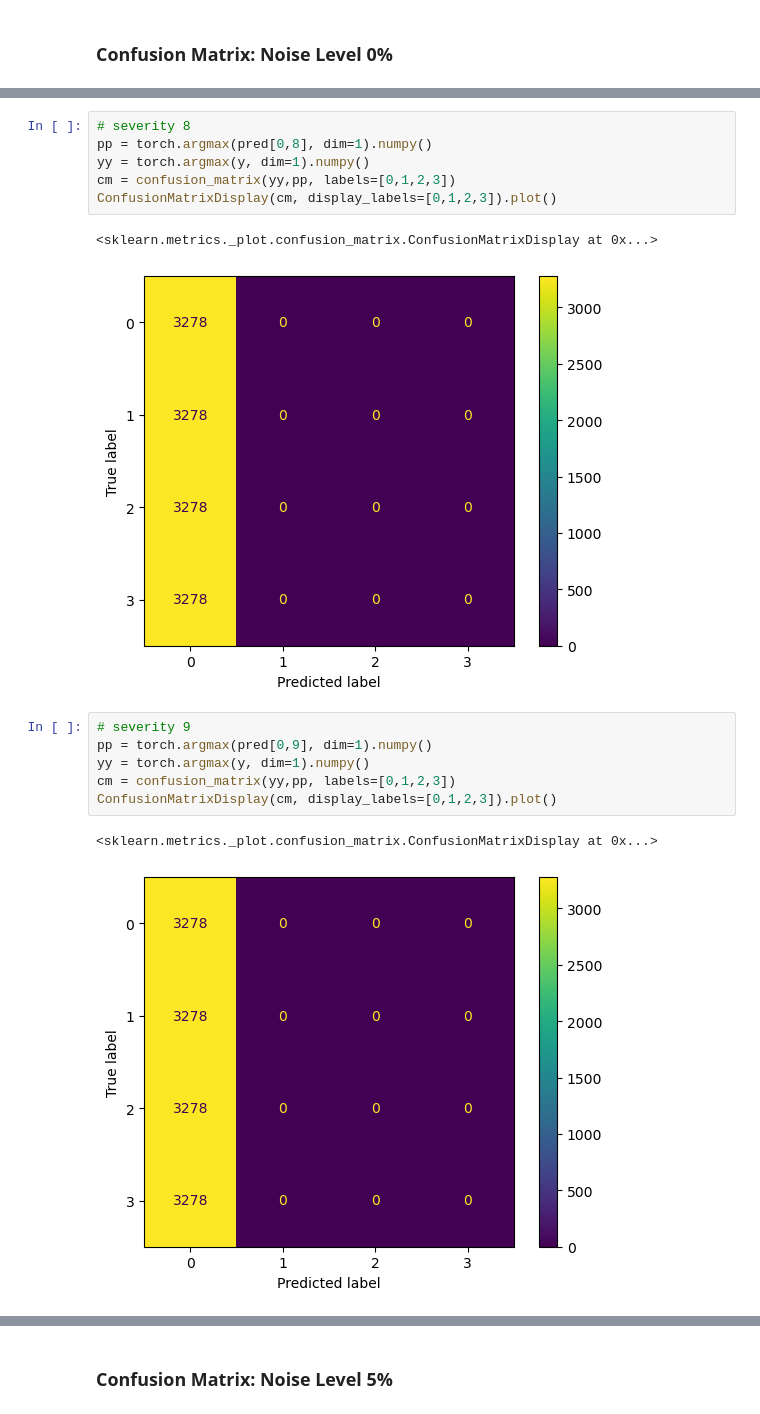
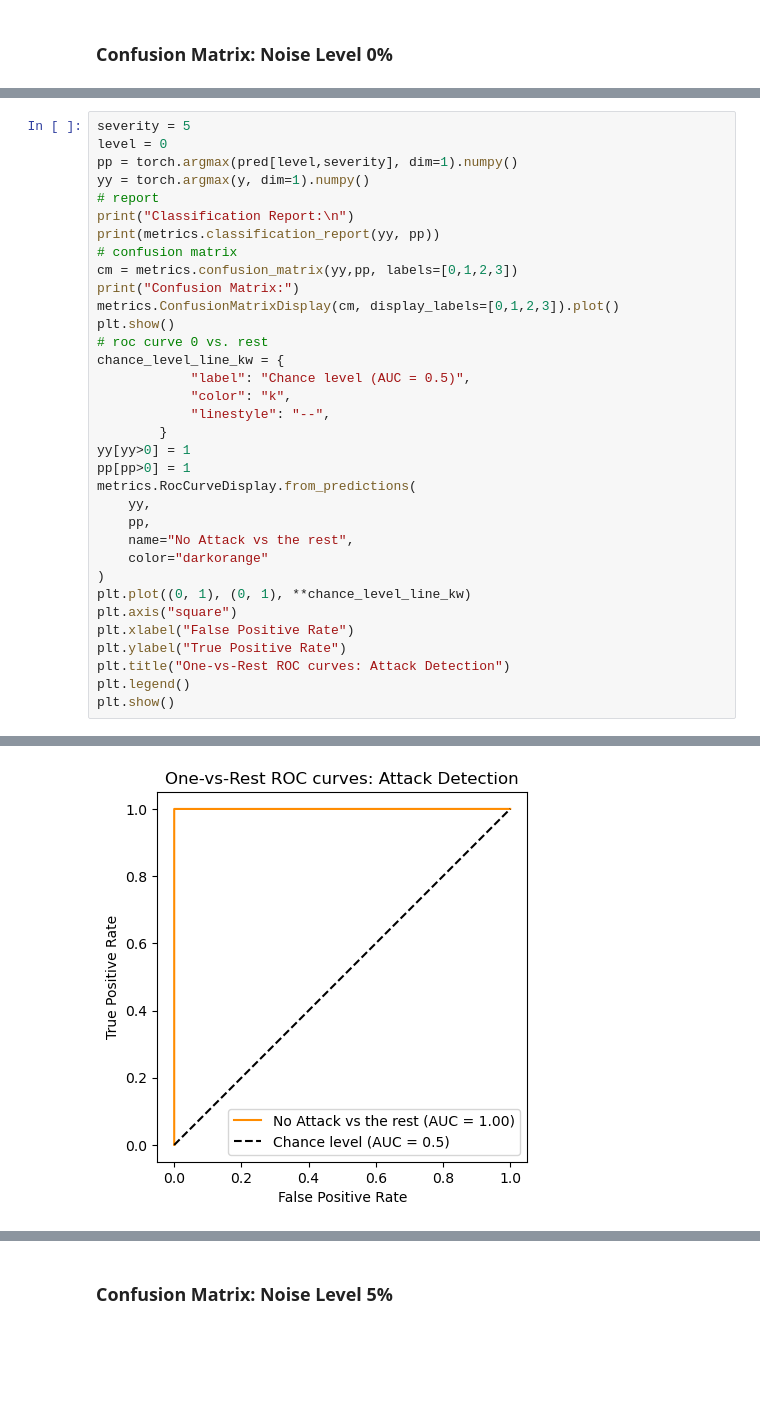
Before and after one commit to navidaftabi/rnn_paper, a Jupyter notebook: dnn0_test.ipynb, the cells around one changed output, grey strips where cells are left out. Drawn from its saved outputs; the diff is of its cells as text; blank space fills up the shorter version.

```diff
--- a/dnn0_test.ipynb
+++ b/dnn0_test.ipynb
@@ -199,18 +172,35 @@ ConfusionMatrixDisplay(cm, display_labels=[0,1,2,3]).plot()
-# %%
-# severity 8
-pp = torch.argmax(pred[0,8], dim=1).numpy()
-yy = torch.argmax(y, dim=1).numpy()
-cm = confusion_matrix(yy,pp, labels=[0,1,2,3])
-ConfusionMatrixDisplay(cm, display_labels=[0,1,2,3]).plot()
-# %% [output]
-<sklearn.metrics._plot.confusion_matrix.ConfusionMatrixDisplay at 0x...>
-[figure, removed]
-# %%
-# severity 9
-pp = torch.argmax(pred[0,9], dim=1).numpy()
-yy = torch.argmax(y, dim=1).numpy()
-cm = confusion_matrix(yy,pp, labels=[0,1,2,3])
-ConfusionMatrixDisplay(cm, display_labels=[0,1,2,3]).plot()
-# %% [output]
-<sklearn.metrics._plot.confusion_matrix.ConfusionMatrixDisplay at 0x...>
-[figure, removed]
+# %%
+severity = 5
+level = 0
+pp = torch.argmax(pred[level,severity], dim=1).numpy()
+yy = torch.argmax(y, dim=1).numpy()
+# report
+print("Classification Report:\n")
+print(metrics.classification_report(yy, pp))
+# confusion matrix
+cm = metrics.confusion_matrix(yy,pp, labels=[0,1,2,3])
+print("Confusion Matrix:")
+metrics.ConfusionMatrixDisplay(cm, display_labels=[0,1,2,3]).plot()
+plt.show()
+# roc curve 0 vs. rest
+chance_level_line_kw = {
+            "label": "Chance level (AUC = 0.5)",
+            "color": "k",
+            "linestyle": "--",
+        }
+yy[yy>0] = 1
+pp[pp>0] = 1
+metrics.RocCurveDisplay.from_predictions(
+    yy,
+    pp,
+    name="No Attack vs the rest",
+    color="darkorange"
+)
+plt.plot((0, 1), (0, 1), **chance_level_line_kw)
+plt.axis("square")
+plt.xlabel("False Positive Rate")
+plt.ylabel("True Positive Rate")
+plt.title("One-vs-Rest ROC curves: Attack Detection")
+plt.legend()
+plt.show()
+# %% [output]
@@ -216,0 +222 @@ ConfusionMatrixDisplay(cm, display_labels=[0,1,2,3]).plot()
+[figure, added]
```
Also changed, not shown: parts of 54 cells of this notebook, 8 other files.
